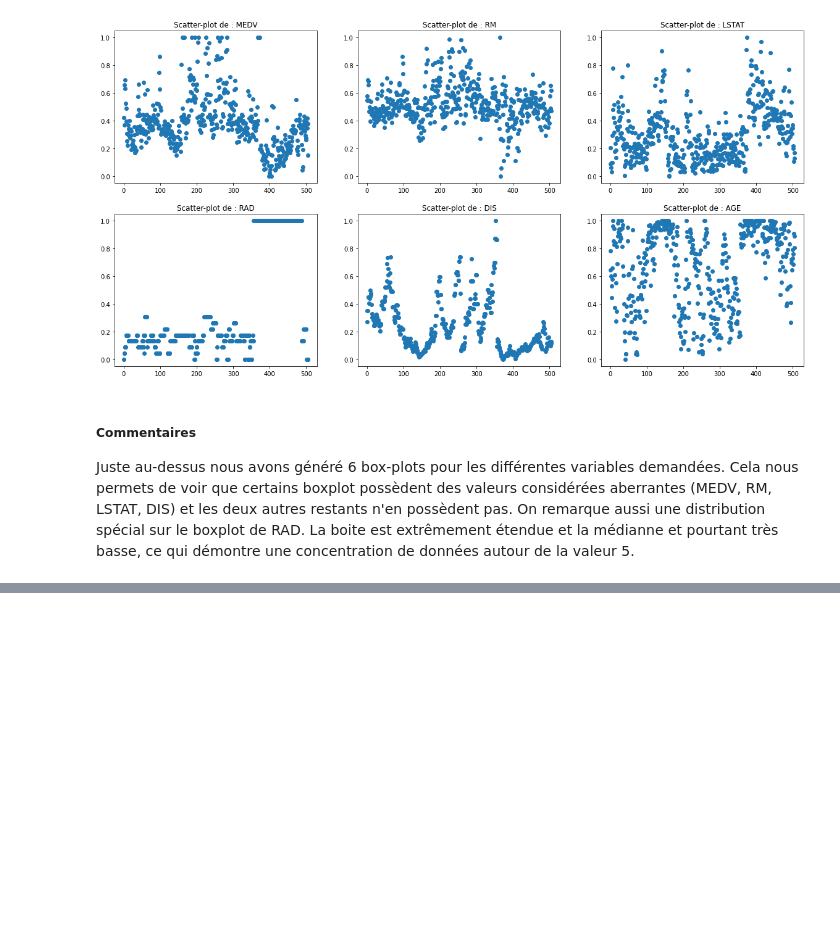
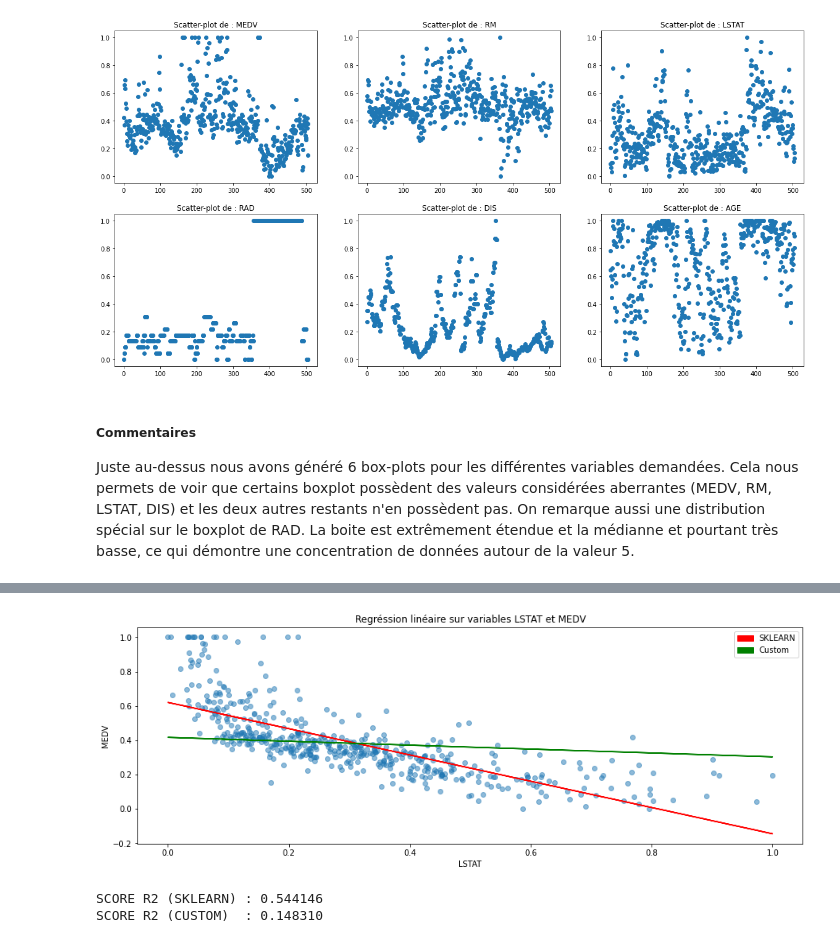
Before and after one commit to FazlijaYlli/FAZLIJA_LEISSING_TP5, a Jupyter notebook: FAZLIJA_LEISSING_TP5.ipynb, the cells around one changed output, grey strips where cells are left out. Drawn from its saved outputs; the diff is of its cells as text; code cells hidden in the pictures; blank space fills up the shorter version.

```diff
--- a/FAZLIJA_LEISSING_TP5.ipynb
+++ b/FAZLIJA_LEISSING_TP5.ipynb
@@ -303,0 +302,13 @@ After 9 epochs b = [0.8052278], m = [0.67201597], error = [0.00185876]
+# %%
+# Fonction réalisant une régression en utilisant SKLEARN
+def sk_regression(attribute):
+    # Création d'un objet de type regréssion linéaire de SKLEARN
+    regression = LinearRegression()
+
+    # Fetch des données importantes pour notre regréssion
+    x_attribute = regression_reshape(attribute)
+    y_attribute = regression_reshape('MEDV')
+
+    regression.fit(x_attribute,y_attribute)
+    prediction = regression.predict(x_attribute)
+    return prediction
@@ -303,0 +403,13 @@ After 9 epochs b = [0.8052278], m = [0.67201597], error = [0.00185876]
+# %%
+# Test final de notre fonction de regréssion linéaire
+# la donnée demande des splits à 100 mais cela prenant trop de temps le nombre de splits fut réduit à 5
+learning_rate = 0.03
+num_epochs = 500
+splits = 5
+attribute = 'LSTAT'
+
+linear_regression_combo(learning_rate, num_epochs, attribute, splits)
+# %% [output]
+[figure, added]
+SCORE R2 (SKLEARN) : 0.544146
+SCORE R2 (CUSTOM)  : 0.148310
```
Also changed, not shown: parts of 34 cells of this notebook.
